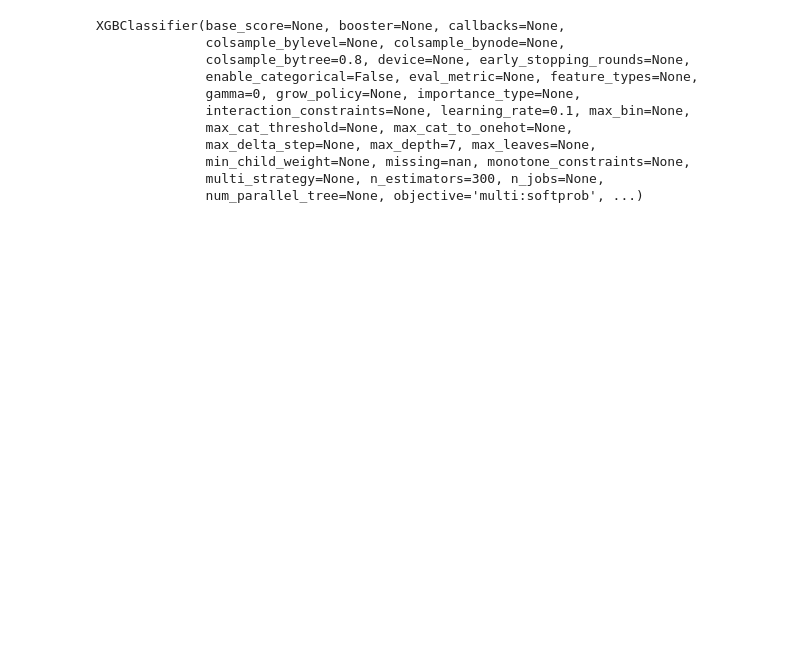
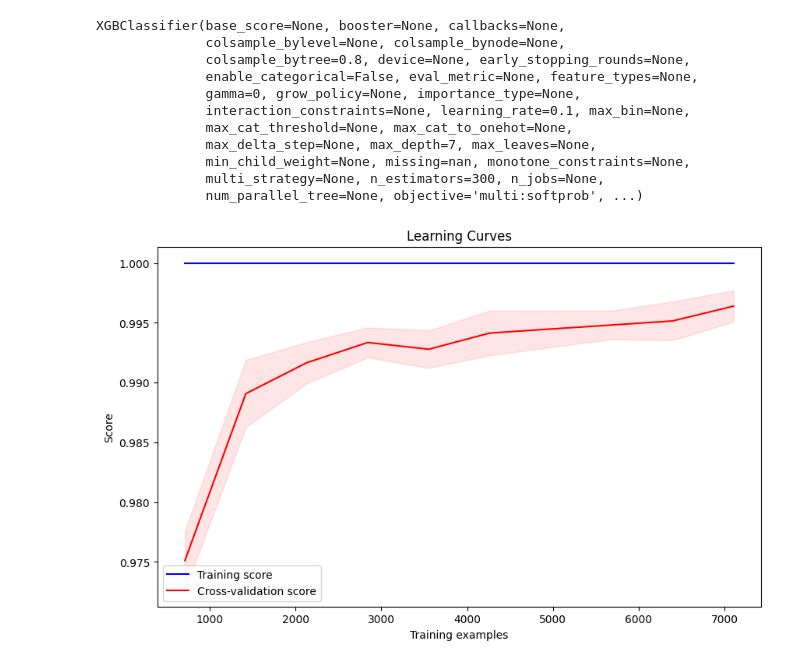
Before and after one commit to Youliix/asl_web_app, a Jupyter notebook: app/static/src/model/model_transition.ipynb, the cells around one changed output. Cells and saved outputs as stored; diff of their text form; code cells hidden in the pictures; blank space fills up the shorter version.

```diff
--- a/app/static/src/model/model_transition.ipynb
+++ b/app/static/src/model/model_transition.ipynb
@@ -290,6 +319,32 @@ XGBClassifier(base_score=None, booster=None, callbacks=None,
               min_child_weight=None, missing=nan, monotone_constraints=None,
               multi_strategy=None, n_estimators=300, n_jobs=None,
               num_parallel_tree=None, objective='multi:softprob', ...)
+# %%
+# Define the number of training examples to use for the learning curve
+train_sizes = np.linspace(0.1, 1.0, 10)
+
+# Calculate the learning curve scores
+train_sizes, train_scores, test_scores = learning_curve(model_xgb, X_train, y_train_encoded, train_sizes=train_sizes, cv=5)
+
+# Calculate the mean and standard deviation of the training and test scores
+train_scores_mean = np.mean(train_scores, axis=1)
+train_scores_std = np.std(train_scores, axis=1)
+test_scores_mean = np.mean(test_scores, axis=1)
+test_scores_std = np.std(test_scores, axis=1)
+
+# Plot the learning curves
+plt.figure(figsize=(10, 6))
+plt.plot(train_sizes, train_scores_mean, label='Training score', color='blue')
+plt.fill_between(train_sizes, train_scores_mean - train_scores_std, train_scores_mean + train_scores_std, alpha=0.1, color='blue')
+plt.plot(train_sizes, test_scores_mean, label='Cross-validation score', color='red')
+plt.fill_between(train_sizes, test_scores_mean - test_scores_std, test_scores_mean + test_scores_std, alpha=0.1, color='red')
+plt.xlabel('Training examples')
+plt.ylabel('Score')
+plt.title('Learning Curves')
+plt.legend()
+plt.show()
+# %% [output]
+[figure, added]
 # %%
 y_pred = model_xgb.predict(X_test)
 report = classification_report(y_test_encoded, y_pred)
```
Also changed, not shown: parts of 18 cells of this notebook, 7 other files.
